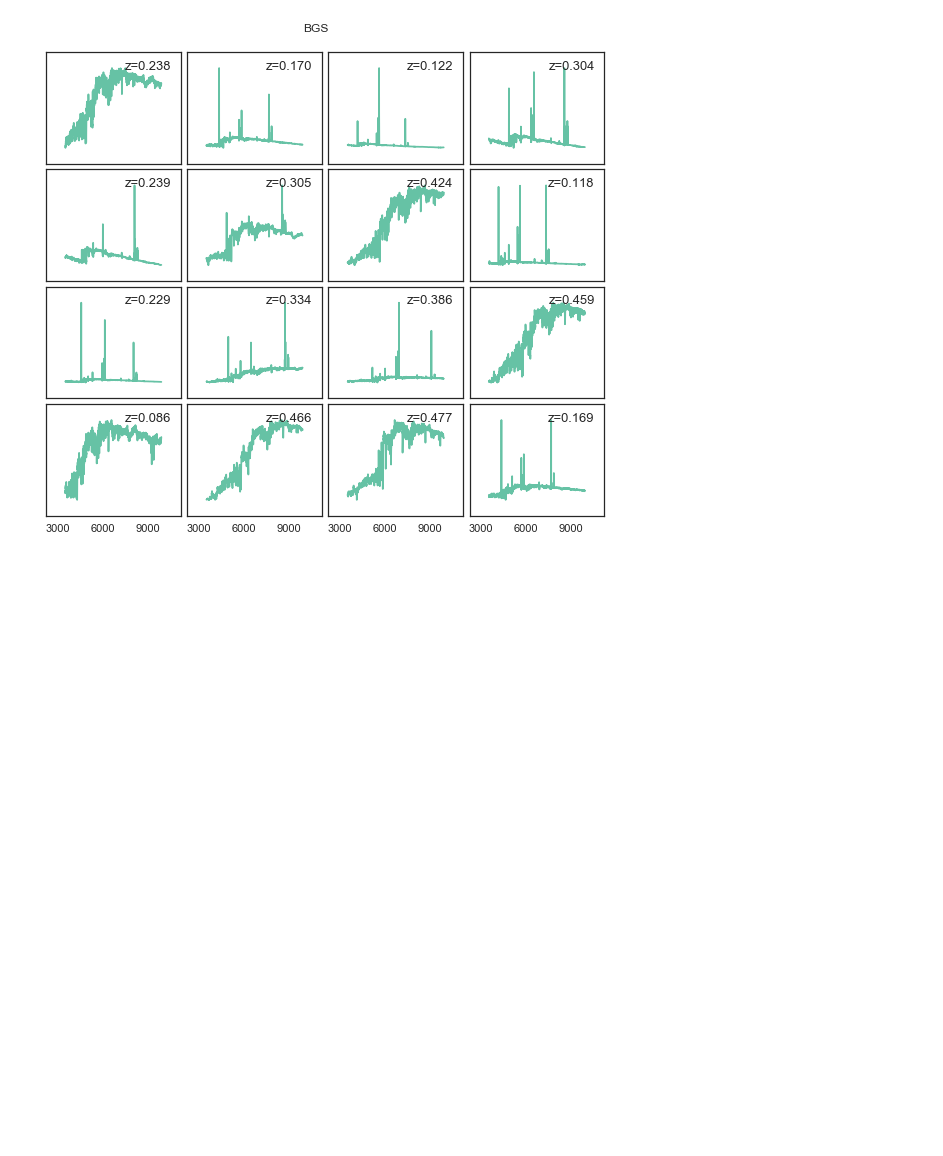
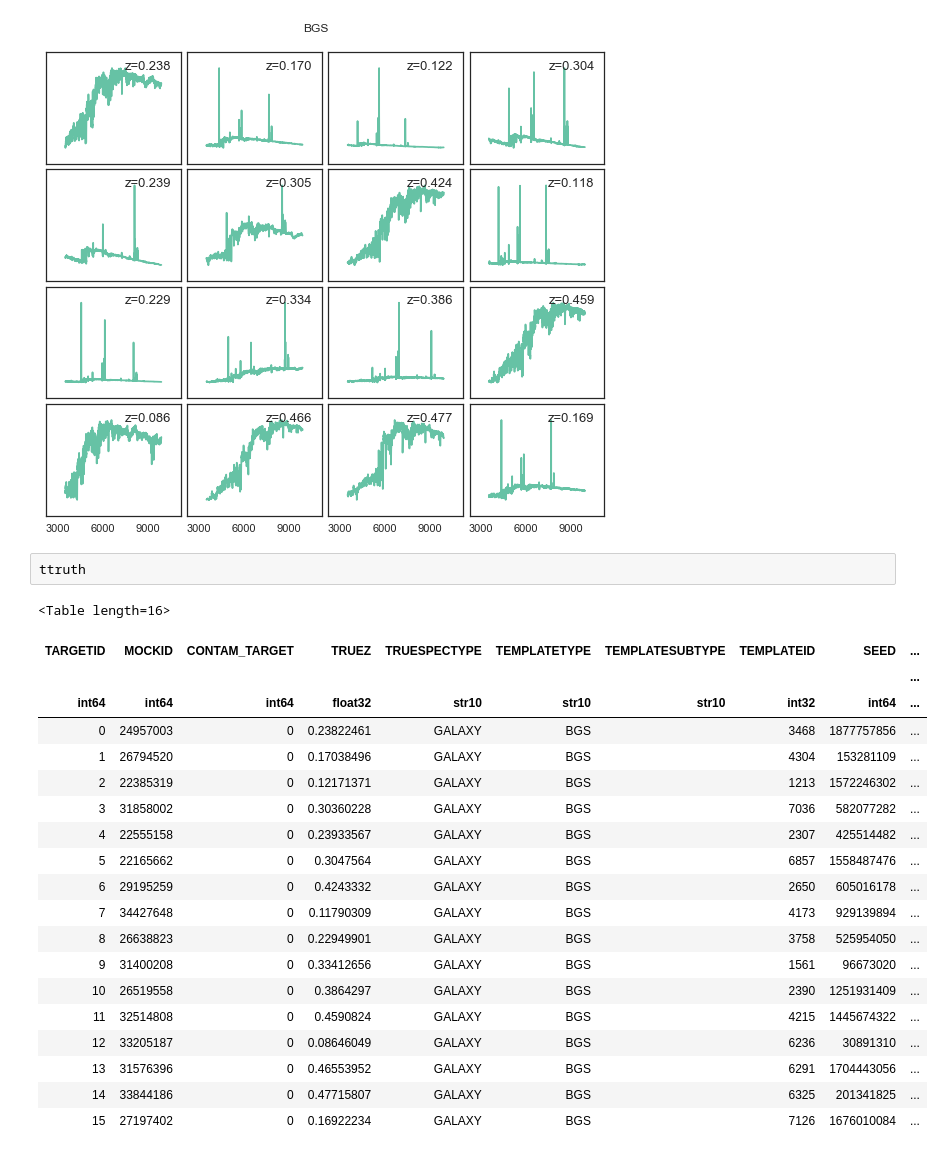
Before and after one commit to nmmp1234/desitarget, a Jupyter notebook: doc/nb/Generating-SNe-Added-Spectra.ipynb, the cells around one changed output. Cells and saved outputs as stored; diff of their text form; blank space fills up the shorter version.

```diff
--- a/doc/nb/Generating-SNe-Added-Spectra.ipynb
+++ b/doc/nb/Generating-SNe-Added-Spectra.ipynb
@@ -125,3 +171,26 @@ INFO:mockmaker.py:2033:readmock: Sampling from BGS Gaussian mixture model.
 INFO:<ipython-input-26-c4a51414cd3f>:59:demo_mockmaker: Generating 16 random spectra.
 INFO:<ipython-input-26-c4a51414cd3f>:63:demo_mockmaker: Selecting targets
 [figure]
+# %%
+ttruth
+# %% [output]
+<Table length=16>
+| TARGETID | MOCKID | CONTAM_TARGET | TRUEZ | TRUESPECTYPE | TEMPLATETYPE | TEMPLATESUBTYPE | TEMPLATEID | SEED | ... |
+|  |  |  |  |  |  |  |  |  | ... |
+| int64 | int64 | int64 | float32 | str10 | str10 | str10 | int32 | int64 | ... |
+| 0 | 24957003 | 0 | 0.23822461 | GALAXY | BGS |  | 3468 | 1877757856 | ... |
+| 1 | 26794520 | 0 | 0.17038496 | GALAXY | BGS |  | 4304 | 153281109 | ... |
+| 2 | 22385319 | 0 | 0.12171371 | GALAXY | BGS |  | 1213 | 1572246302 | ... |
+| 3 | 31858002 | 0 | 0.30360228 | GALAXY | BGS |  | 7036 | 582077282 | ... |
+| 4 | 22555158 | 0 | 0.23933567 | GALAXY | BGS |  | 2307 | 425514482 | ... |
+| 5 | 22165662 | 0 | 0.3047564 | GALAXY | BGS |  | 6857 | 1558487476 | ... |
+| 6 | 29195259 | 0 | 0.4243332 | GALAXY | BGS |  | 2650 | 605016178 | ... |
+| 7 | 34427648 | 0 | 0.11790309 | GALAXY | BGS |  | 4173 | 929139894 | ... |
+| 8 | 26638823 | 0 | 0.22949901 | GALAXY | BGS |  | 3758 | 525954050 | ... |
+| 9 | 31400208 | 0 | 0.33412656 | GALAXY | BGS |  | 1561 | 96673020 | ... |
+| 10 | 26519558 | 0 | 0.3864297 | GALAXY | BGS |  | 2390 | 1251931409 | ... |
+| 11 | 32514808 | 0 | 0.4590824 | GALAXY | BGS |  | 4215 | 1445674322 | ... |
+| 12 | 33205187 | 0 | 0.08646049 | GALAXY | BGS |  | 6236 | 30891310 | ... |
+| 13 | 31576396 | 0 | 0.46553952 | GALAXY | BGS |  | 6291 | 1704443056 | ... |
+| 14 | 33844186 | 0 | 0.47715807 | GALAXY | BGS |  | 6325 | 201341825 | ... |
+| 15 | 27197402 | 0 | 0.16922234 | GALAXY | BGS |  | 7126 | 1676010084 | ... |
```
Also changed, not shown: parts of 6 cells of this notebook, 3 other files.
